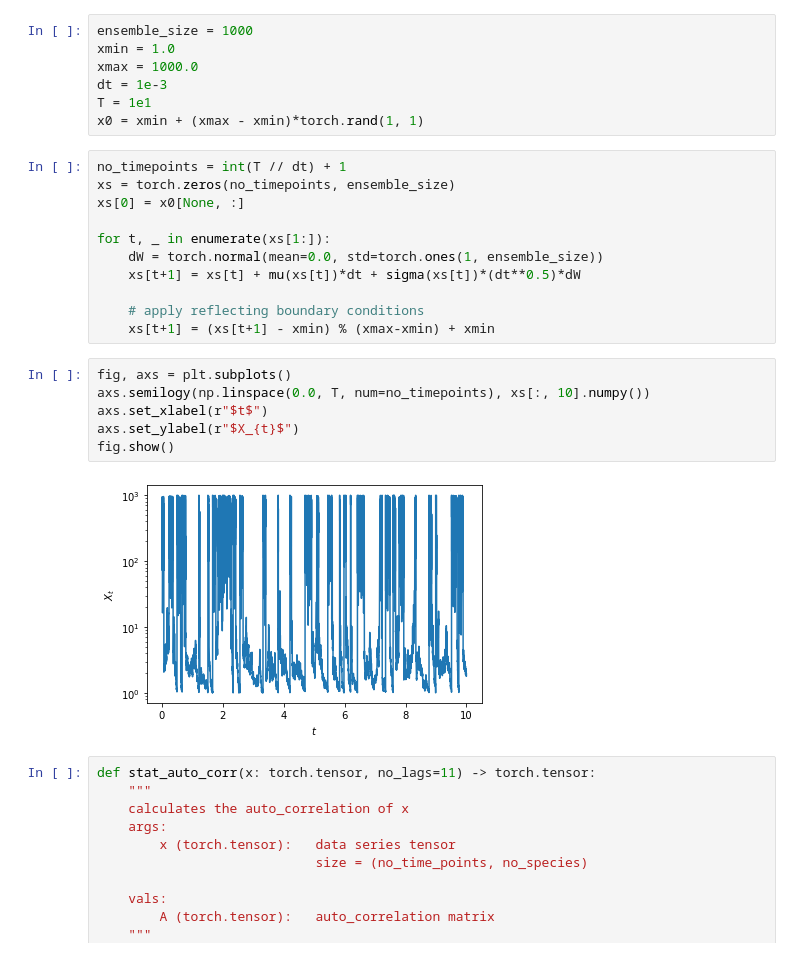
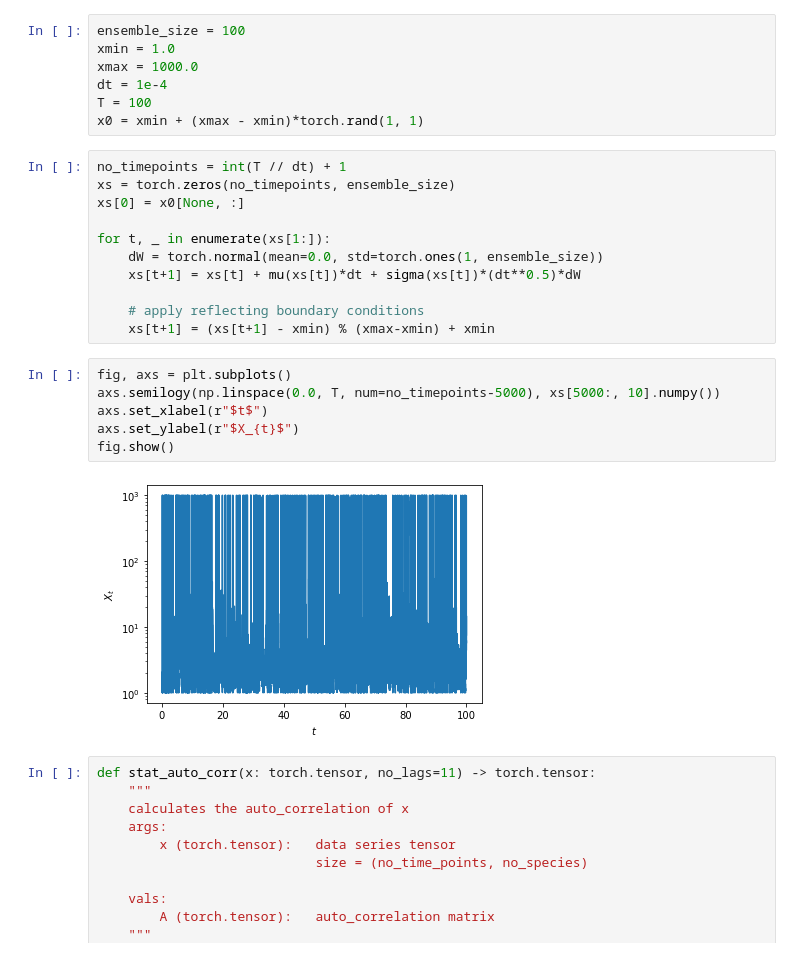
Before and after one commit to holzhauk/LocalLearning, a Jupyter notebook: notebooks/MechanisticSpectrum.ipynb, the cells around one changed output. Saved outputs shown, nothing was run; the diff lists cells and outputs as text.

```diff
--- a/notebooks/MechanisticSpectrum.ipynb
+++ b/notebooks/MechanisticSpectrum.ipynb
@@ -22,11 +22,11 @@ def sigma(x: torch.Tensor) -> torch.Tensor:
 
 beta = 1 + (pSet["lambda"]-3.) / (2*(pSet["eta"] - 1.))
 # %%
-ensemble_size = 1000
+ensemble_size = 100
 xmin = 1.0
 xmax = 1000.0
-dt = 1e-3
-T = 1e1
+dt = 1e-4
+T = 100
 x0 = xmin + (xmax - xmin)*torch.rand(1, 1)
 # %%
 no_timepoints = int(T // dt) + 1
@@ -41,12 +41,12 @@ for t, _ in enumerate(xs[1:]):
     xs[t+1] = (xs[t+1] - xmin) % (xmax-xmin) + xmin
 # %%
 fig, axs = plt.subplots()
-axs.semilogy(np.linspace(0.0, T, num=no_timepoints), xs[:, 10].numpy())
+axs.semilogy(np.linspace(0.0, T, num=no_timepoints-5000), xs[5000:, 10].numpy())
 axs.set_xlabel(r"$t$")
 axs.set_ylabel(r"$X_{t}$")
 fig.show()
 # %% [output]
-[figure, old version]
+[figure, new version]
 # %%
 def stat_auto_corr(x: torch.tensor, no_lags=11) -> torch.tensor:
     """
```
Also changed, not shown: parts of 2 cells of this notebook, 2 other files.
